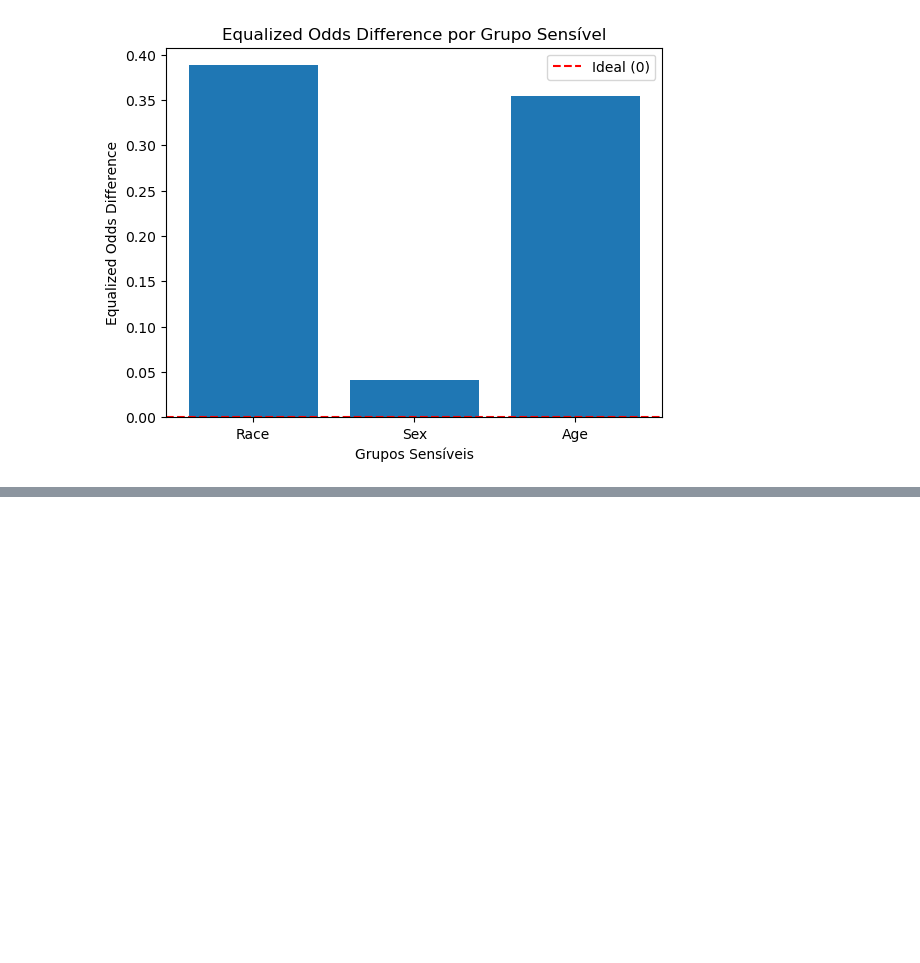
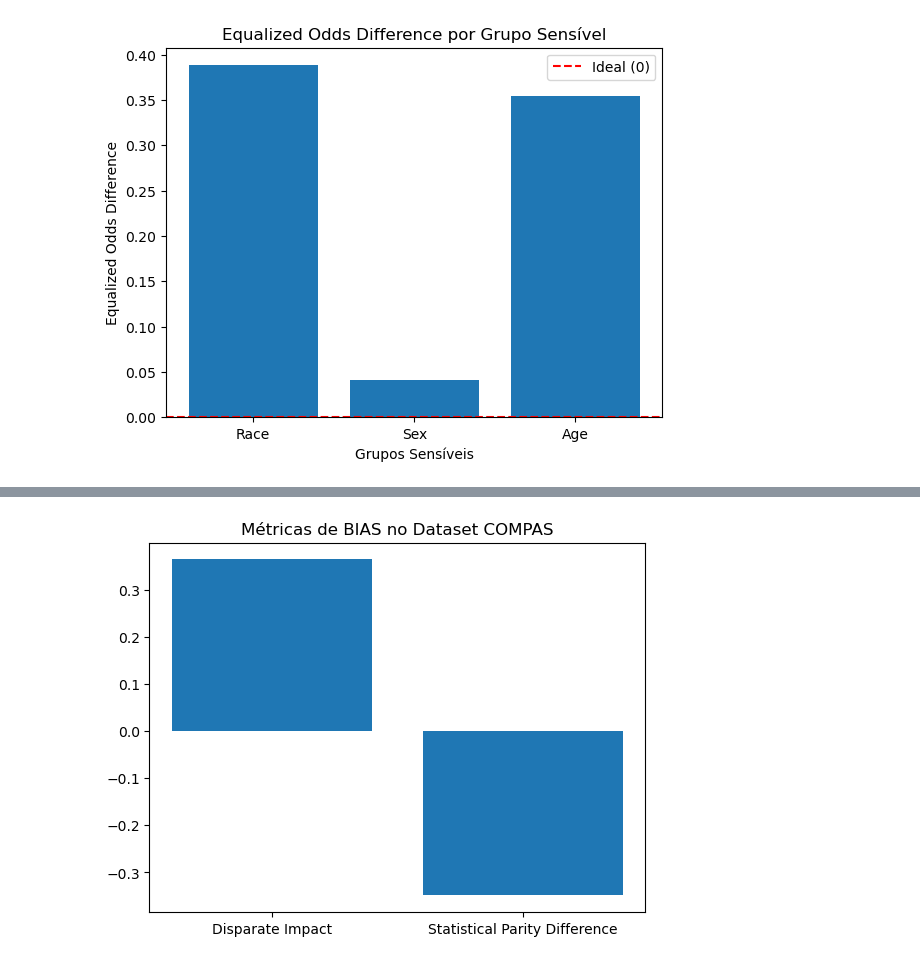
Before and after one commit to DanielCarneiro123/compas-machine-bias, a Jupyter notebook: aequitas.ipynb, the cells around one changed output, grey strips where cells are left out. Cells and saved outputs as stored; diff of their text form; code cells hidden in the pictures; blank space fills up the shorter version.

```diff
--- a/aequitas.ipynb
+++ b/aequitas.ipynb
@@ -382,0 +331,17 @@ plt.show()
+# %%
+dataset_metric = BinaryLabelDatasetMetric(aif_dataset,
+                                          privileged_groups=[{'race': 1}],
+                                          unprivileged_groups=[{'race': 0}])
+
+print("Disparate Impact:", dataset_metric.disparate_impact())
+print("Statistical Parity Difference:", dataset_metric.statistical_parity_difference())
+
+classification_metric = ClassificationMetric(
+    aif_dataset,
+    aif_dataset,
+    privileged_groups=[{'race': 1}],
+    unprivileged_groups=[{'race': 0}]
+)
+
+print("Equal Opportunity Difference:", classification_metric.equal_opportunity_difference())
+print("Average Odds Difference:", classification_metric.average_odds_difference())
@@ -382,0 +370,9 @@ plt.show()
+# %%
+metrics = ["Disparate Impact", "Statistical Parity Difference"]
+values = [dataset_metric.disparate_impact(), dataset_metric.statistical_parity_difference()]
+
+plt.bar(metrics, values)
+plt.title("Métricas de BIAS no Dataset COMPAS")
+plt.show()
+# %% [output]
+[figure, added]
```
Also changed, not shown: parts of 19 cells of this notebook, 2 other files.
